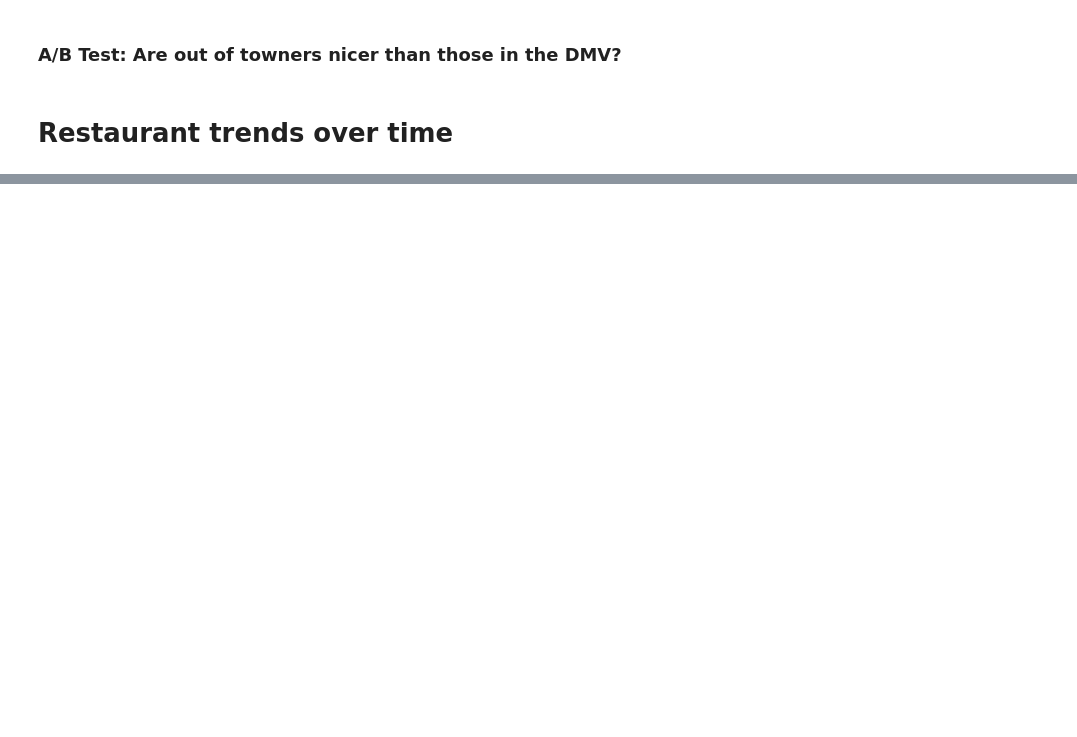
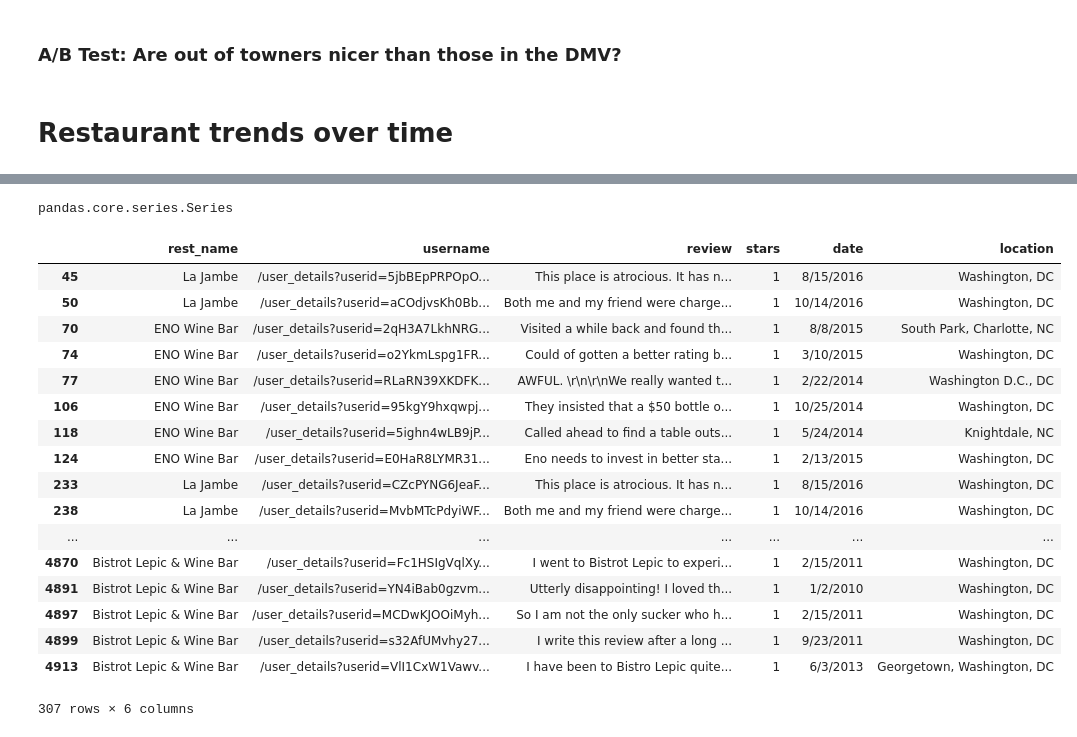
Before and after one commit to jerzeyguy384/nlpsideproject, a Jupyter notebook: yelp-dc-wine-analysis.ipynb, the cells around one changed output, grey strips where cells are left out. Saved outputs shown, nothing was run; the diff lists cells and outputs as text; code cells hidden in the pictures; blank space fills up the shorter version.

```diff
--- a/yelp-dc-wine-analysis.ipynb
+++ b/yelp-dc-wine-analysis.ipynb
@@ -264,0 +331,3 @@ wine.rest_name.value_counts().plot(kind='bar')
+# %%
+young_bool = wine.stars < 2        # create a Series of booleans...
+print young_bool
@@ -264,0 +352,26 @@ wine.rest_name.value_counts().plot(kind='bar')
+# %%
+type(young_bool)
+# %% [output]
+pandas.core.series.Series
+# %%
+#Printing only 1 star reviews to see what people are talking about.
+wine[young_bool]
+# %% [output]
+|  | rest_name | username | review | stars | date | location |
+| 45 | La Jambe | /user_details?userid=5jbBEpPRPOpO... | This place is atrocious. It has n... | 1 | 8/15/2016 | Washington, DC |
+| 50 | La Jambe | /user_details?userid=aCOdjvsKh0Bb... | Both me and my friend were charge... | 1 | 10/14/2016 | Washington, DC |
+| 70 | ENO Wine Bar | /user_details?userid=2qH3A7LkhNRG... | Visited a while back and found th... | 1 | 8/8/2015 | South Park, Charlotte, NC |
+| 74 | ENO Wine Bar | /user_details?userid=o2YkmLspg1FR... | Could of gotten a better rating b... | 1 | 3/10/2015 | Washington, DC |
+| 77 | ENO Wine Bar | /user_details?userid=RLaRN39XKDFK... | AWFUL. \r\n\r\nWe really wanted t... | 1 | 2/22/2014 | Washington D.C., DC |
+| 106 | ENO Wine Bar | /user_details?userid=95kgY9hxqwpj... | They insisted that a $50 bottle o... | 1 | 10/25/2014 | Washington, DC |
+| 118 | ENO Wine Bar | /user_details?userid=5ighn4wLB9jP... | Called ahead to find a table outs... | 1 | 5/24/2014 | Knightdale, NC |
+| 124 | ENO Wine Bar | /user_details?userid=E0HaR8LYMR31... | Eno needs to invest in better sta... | 1 | 2/13/2015 | Washington, DC |
+| 233 | La Jambe | /user_details?userid=CZcPYNG6JeaF... | This place is atrocious. It has n... | 1 | 8/15/2016 | Washington, DC |
+| 238 | La Jambe | /user_details?userid=MvbMTcPdyiWF... | Both me and my friend were charge... | 1 | 10/14/2016 | Washington, DC |
+| ... | ... | ... | ... | ... | ... | ... |
+| 4870 | Bistrot Lepic & Wine Bar | /user_details?userid=Fc1HSIgVqlXy... | I went to Bistrot Lepic to experi... | 1 | 2/15/2011 | Washington, DC |
+| 4891 | Bistrot Lepic & Wine Bar | /user_details?userid=YN4iBab0gzvm... | Utterly disappointing! I loved th... | 1 | 1/2/2010 | Washington, DC |
+| 4897 | Bistrot Lepic & Wine Bar | /user_details?userid=MCDwKJOOiMyh... | So I am not the only sucker who h... | 1 | 2/15/2011 | Washington, DC |
+| 4899 | Bistrot Lepic & Wine Bar | /user_details?userid=s32AfUMvhy27... | I write this review after a long ... | 1 | 9/23/2011 | Washington, DC |
+| 4913 | Bistrot Lepic & Wine Bar | /user_details?userid=VlI1CxW1Vawv... | I have been to Bistro Lepic quite... | 1 | 6/3/2013 | Georgetown, Washington, DC |
+307 rows × 6 columns
```
Also changed, not shown: parts of 25 cells of this notebook.
